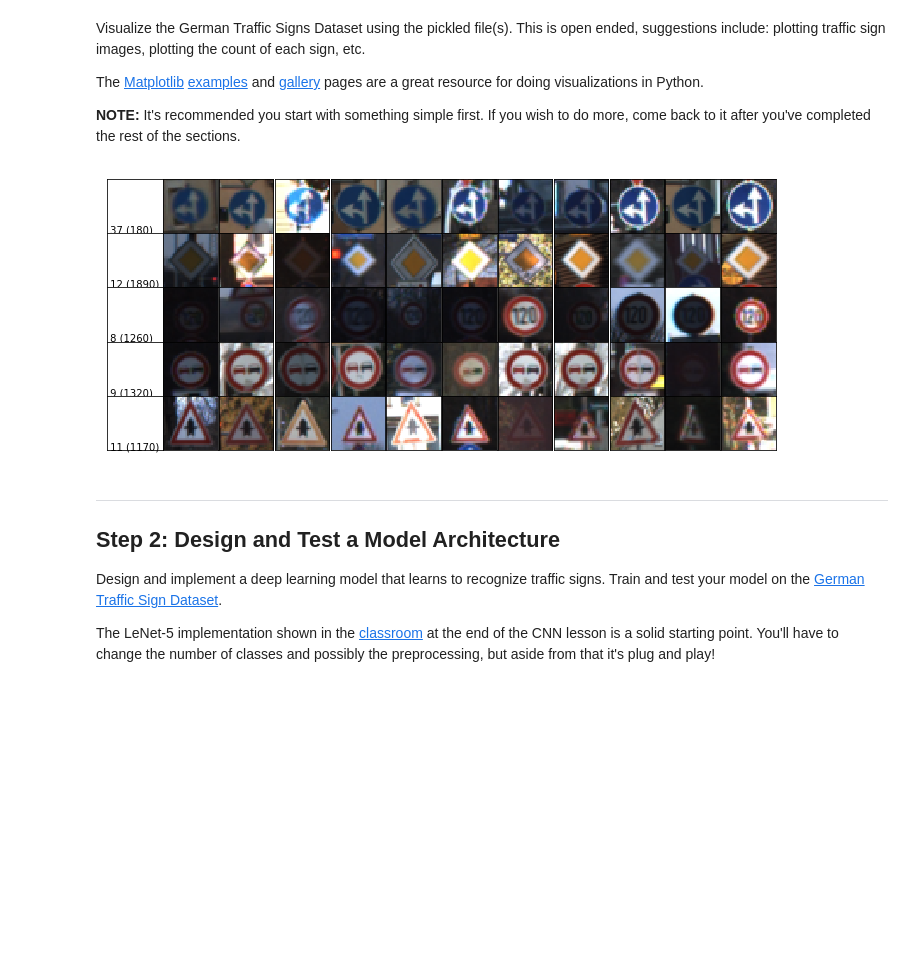
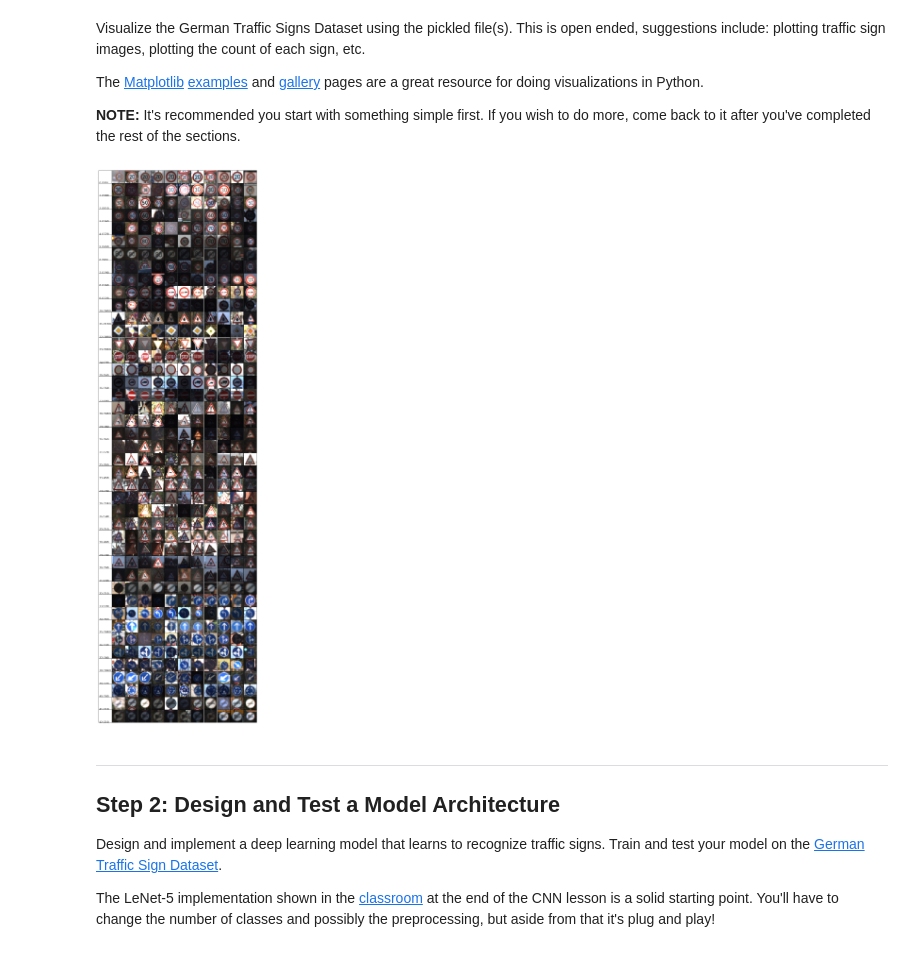
Before and after one commit to mr0zero1/car_traffic_sign, a Jupyter notebook: Traffic_Sign_Classifier.ipynb, the cells around one changed output. Saved outputs shown, nothing was run; the diff lists cells and outputs as text; code cells hidden in the pictures; blank space fills up the shorter version.

```diff
--- a/Traffic_Sign_Classifier.ipynb
+++ b/Traffic_Sign_Classifier.ipynb
@@ -143,24 +128,24 @@ The [Matplotlib](http://matplotlib.org/) [examples](http://matplotlib.org/exampl
 # %%
 import matplotlib.pyplot as plt
 np.random.seed(1)
-example_classes = 5
+example_classes = 43
 samples_per_class  = 12
 fig, axes = plt.subplots( example_classes, samples_per_class,
                          figsize=(samples_per_class, example_classes),
                          subplot_kw={'xticks': [], 'yticks': []})
 np.random.seed(1)
 fig.subplots_adjust(left=None,bottom=None,right=None,top=None,hspace=0, wspace=0)
 for i in range(example_classes):
-    example_num = np.random.randint(0,n_classes);
-    one_sign_images = X_train[y_train==example_num]
-    axes[i,0].text(0,0," %d (%0d)"%(example_num,one_sign_images.shape[0]),fontsize=10)
+    #example_num = np.random.randint(0,n_classes);
+    one_sign_images = X_train[y_train==i]
+    axes[i,0].text(0,0," %d (%0d)"%(i,one_sign_images.shape[0]),fontsize=10)
     axes[i,0].set_yticklabels([i])
     for j in range(1,samples_per_class):
         axes[i,j].imshow(one_sign_images[j])
 
 plt.show()
 # %% [output]
-[figure, old version]
+[figure, new version]
 # %% [markdown]
 ----
 
```
Also changed, not shown: parts of 10 cells of this notebook, 2 other files.
